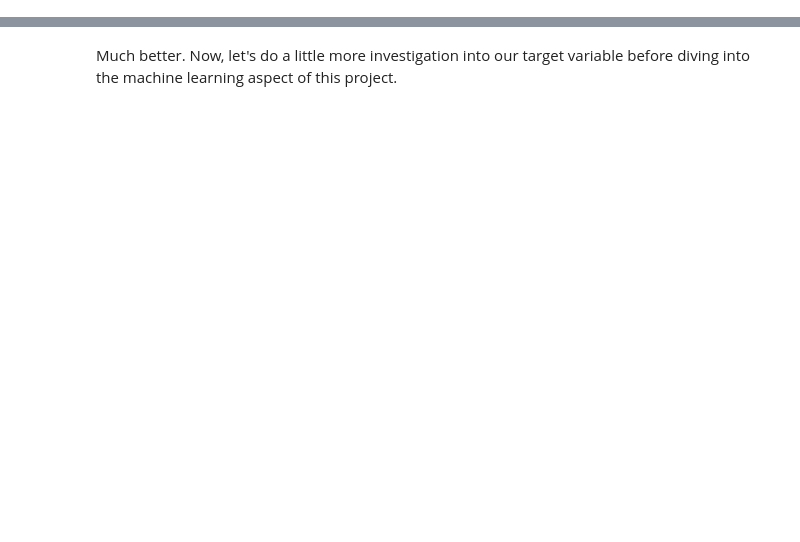
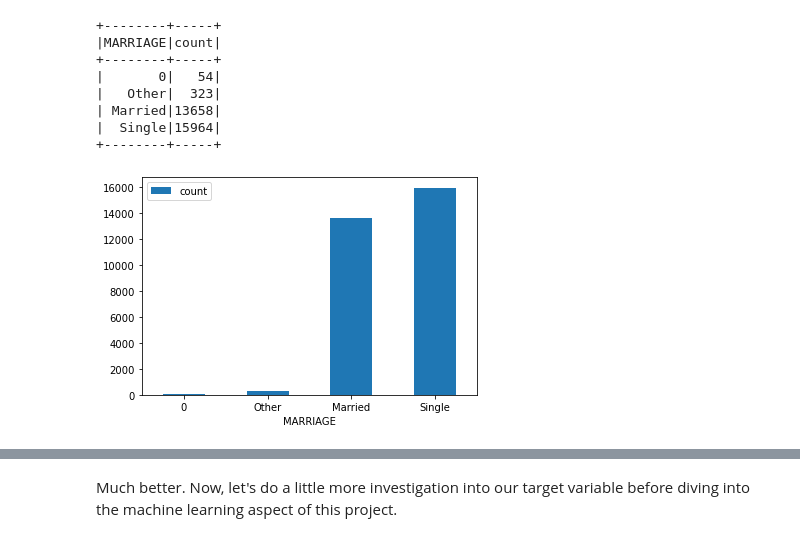
Before and after one commit to learn-co-curriculum/dsc-machine-learning-with-spark-lab, a Jupyter notebook: index.ipynb, the cells around one changed output, grey strips where cells are left out. Saved outputs shown, nothing was run; the diff lists cells and outputs as text; code cells hidden in the pictures; blank space fills up the shorter version.

```diff
--- a/index.ipynb
+++ b/index.ipynb
@@ -104,0 +129,17 @@ It looks like there are barely any of the 0 and 5 categories. We can go ahead an
+# %%
+# Create bar plot of MARRIAGE
+# First, aggregate data
+marriage_cats = spark_df.groupby('MARRIAGE').count()
+marriage_cats.show()
+# Then plot data
+marriage_cats.toPandas().plot(x="MARRIAGE", y="count", kind="bar", rot=0);
+# %% [output]
++--------+-----+
+|MARRIAGE|count|
++--------+-----+
+|       0|   54|
+|   Other|  323|
+| Married|13658|
+|  Single|15964|
++--------+-----+
+[figure, added]
```
Also changed, not shown: parts of 86 cells of this notebook, 9 other files.
